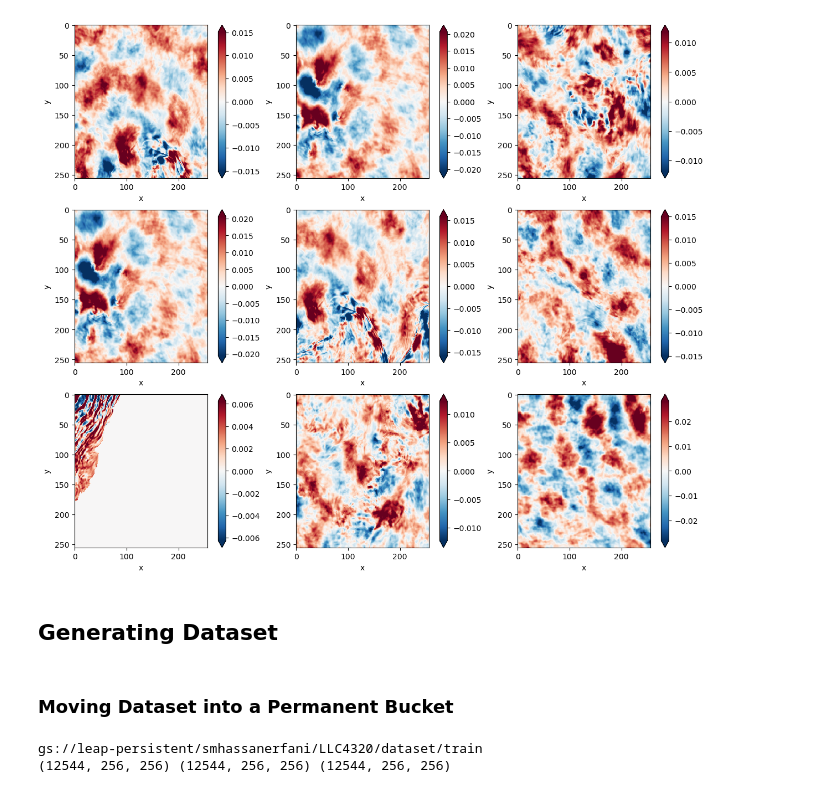
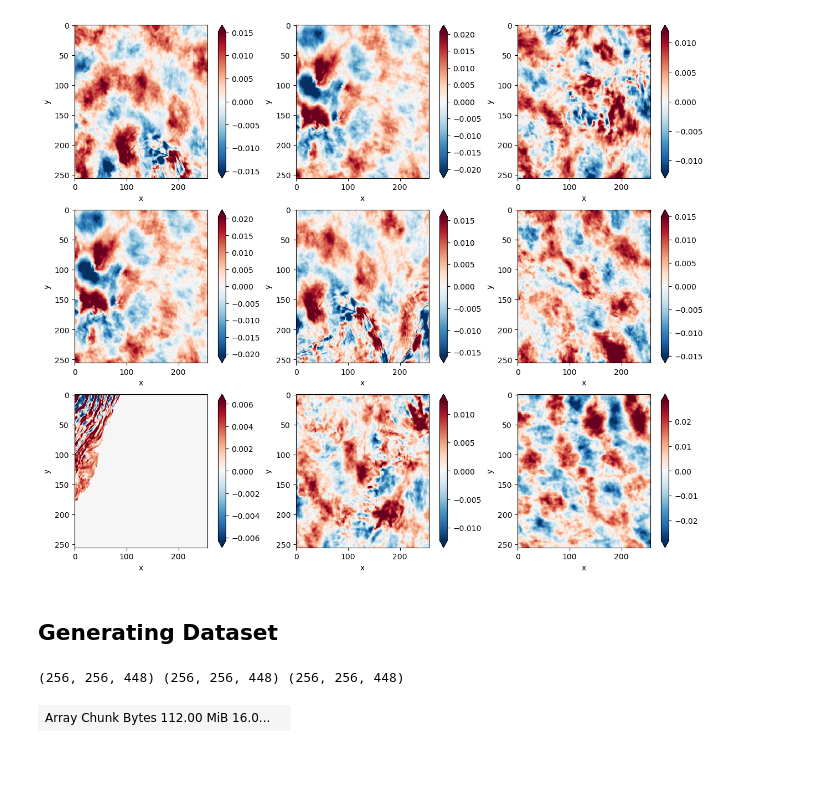
Before and after one commit to smhassanerfani/leap_momentum, a Jupyter notebook: llc4320_agulhas.ipynb, the cells around one changed output. Saved outputs shown, nothing was run; the diff lists cells and outputs as text; code cells hidden in the pictures; blank space fills up the shorter version.

```diff
--- a/llc4320_agulhas.ipynb
+++ b/llc4320_agulhas.ipynb
@@ -89,16 +88,6 @@ def get_data_array(split):
-# %% [markdown]
-### Moving Dataset into a Permanent Bucket
 # %%
-import os
-import fsspec
-
-split = 'train'
-PERSISTENT_BUCKET = os.environ['PERSISTENT_BUCKET']
-path = f'{PERSISTENT_BUCKET}/LLC4320/dataset/{split}'
-print(path)
-
+split = 'val'
 ssh, bms, its = get_data_array(split=split)
 print(ssh.shape, bms.shape, its.shape)
 # %% [output]
-gs://leap-persistent/smhassanerfani/LLC4320/dataset/train
-(12544, 256, 256) (12544, 256, 256) (12544, 256, 256)
+(256, 256, 448) (256, 256, 448) (256, 256, 448)
@@ -110,0 +94,5 @@ save_in_bucket(its.compute(), f'{path}/its.npy')
+# %%
+import dask.array as da
+da.from_array(ssh.values, chunks=(256, 256, 64))
+# %% [output]
+| Array Chunk Bytes 112.00 MiB 16.0... |  |
```
Also changed, not shown: parts of 18 cells of this notebook.
